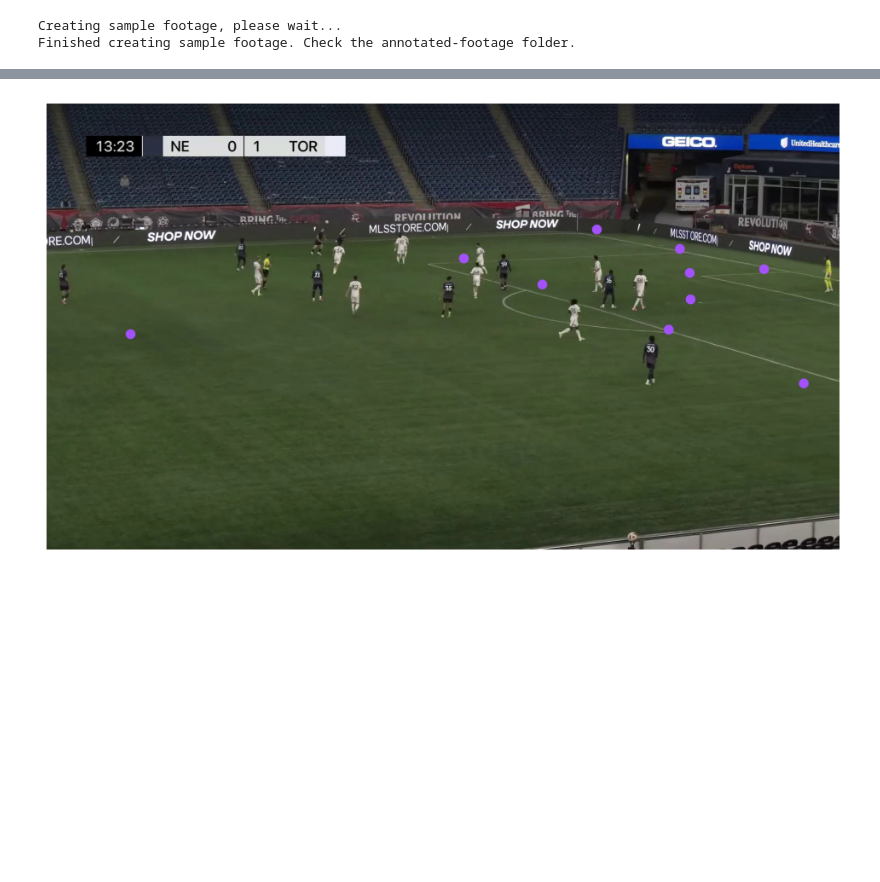
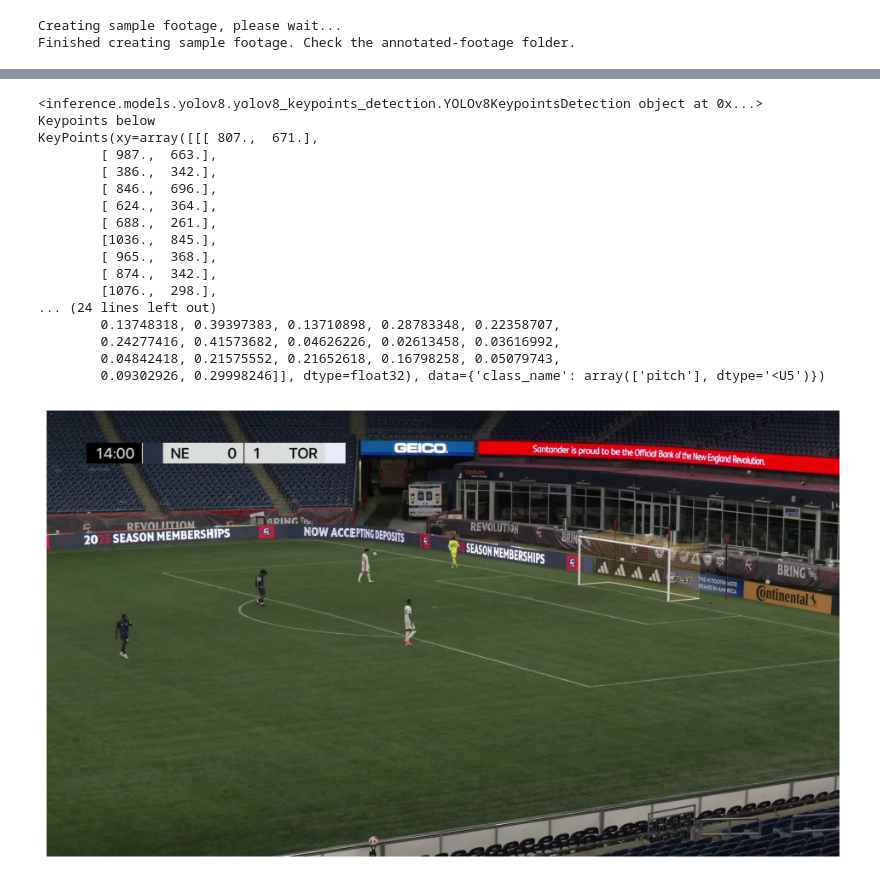
Before and after one commit to Isss11/soccer-computer-vision-analysis, a Jupyter notebook: detector.ipynb, the cells around one changed output, grey strips where cells are left out. Drawn from its saved outputs; the diff is of its cells as text; code cells hidden in the pictures; blank space fills up the shorter version.

Commit message:
Update Detector with My Model

```diff
--- a/detector.ipynb
+++ b/detector.ipynb
@@ -122,15 +122,21 @@ import numpy as np
 
 # Keypoint Detection
 # TODO: Using someone else's model so that I can implement some of the keypoint detection stuff, plan to use my own dataset
-keypointModel = get_model(model_id="football-field-detection-f07vi/14")
+demoModel = "football-field-detection-f07vi/14"
+mostRecentModel = "soccer-field-detection-sbywb/3"
+
+keypointModel = get_model(model_id=mostRecentModel)
 
 print(keypointModel)
 
-image_file = "images-pitch/frame152.jpg"
+image_file = "images-pitch/frame170.jpg"
 image = cv2.imread(image_file)
 
 result = keypointModel.infer(image, confidence=0.3)[0]
 keypoints = sv.KeyPoints.from_inference(result)
+
+print("Keypoints below")
+print(keypoints.confidence)
 
 filter = keypoints.confidence > 0.5
 keypoints.xy = keypoints.xy[filter][np.newaxis]
@@ -145 +151,18 @@ sv.plot_image(annotated_image)
+<inference.models.yolov8.yolov8_keypoints_detection.YOLOv8KeypointsDetection object at 0x...>
+Keypoints below
+KeyPoints(xy=array([[[ 807.,  671.],
+        [ 987.,  663.],
+        [ 386.,  342.],
+        [ 846.,  696.],
+        [ 624.,  364.],
+        [ 688.,  261.],
+        [1036.,  845.],
+        [ 965.,  368.],
+        [ 874.,  342.],
+        [1076.,  298.],
+... (24 lines left out)
+        0.13748318, 0.39397383, 0.13710898, 0.28783348, 0.22358707,
+        0.24277416, 0.41573682, 0.04626226, 0.02613458, 0.03616992,
+        0.04842418, 0.21575552, 0.21652618, 0.16798258, 0.05079743,
+        0.09302926, 0.29998246]], dtype=float32), data={'class_name': array(['pitch'], dtype='<U5')})
-[figure, old version]
+[figure, new version]
```
Also changed, not shown: parts of 2 cells of this notebook, 1 other file.
